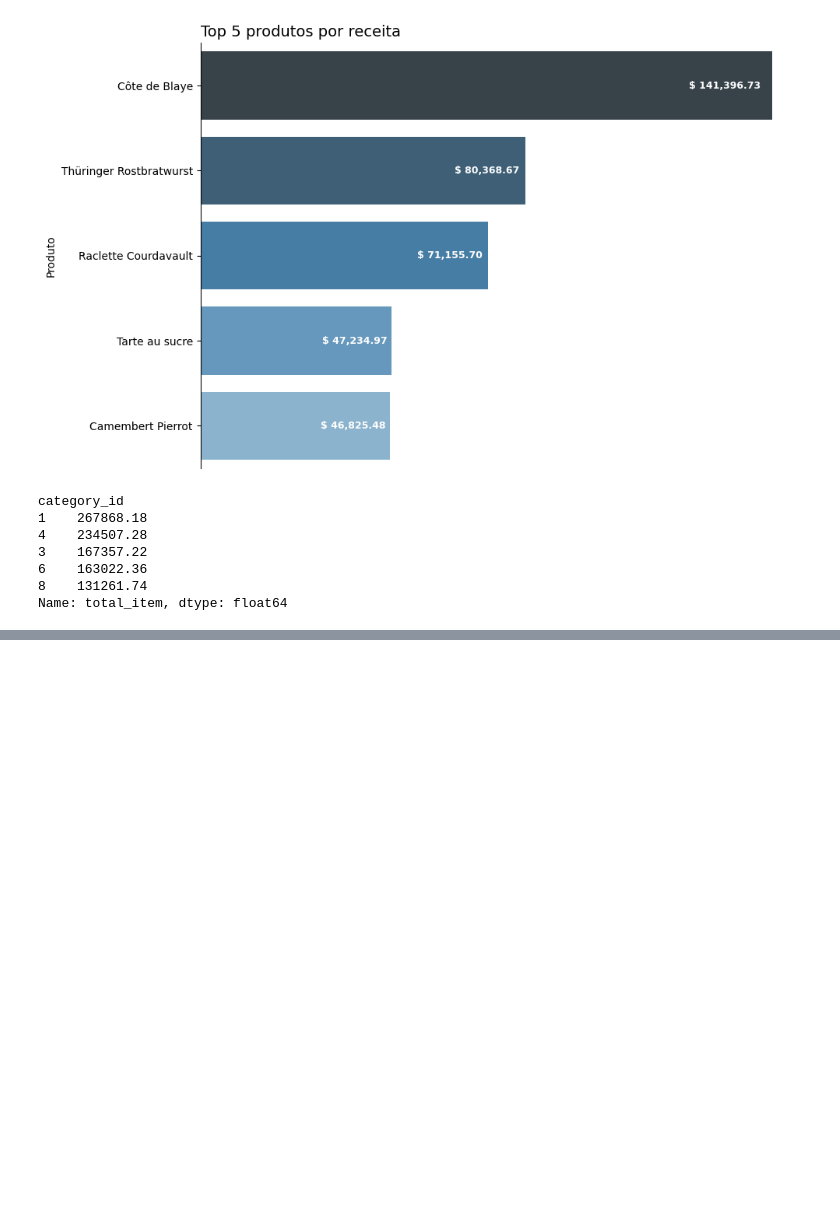
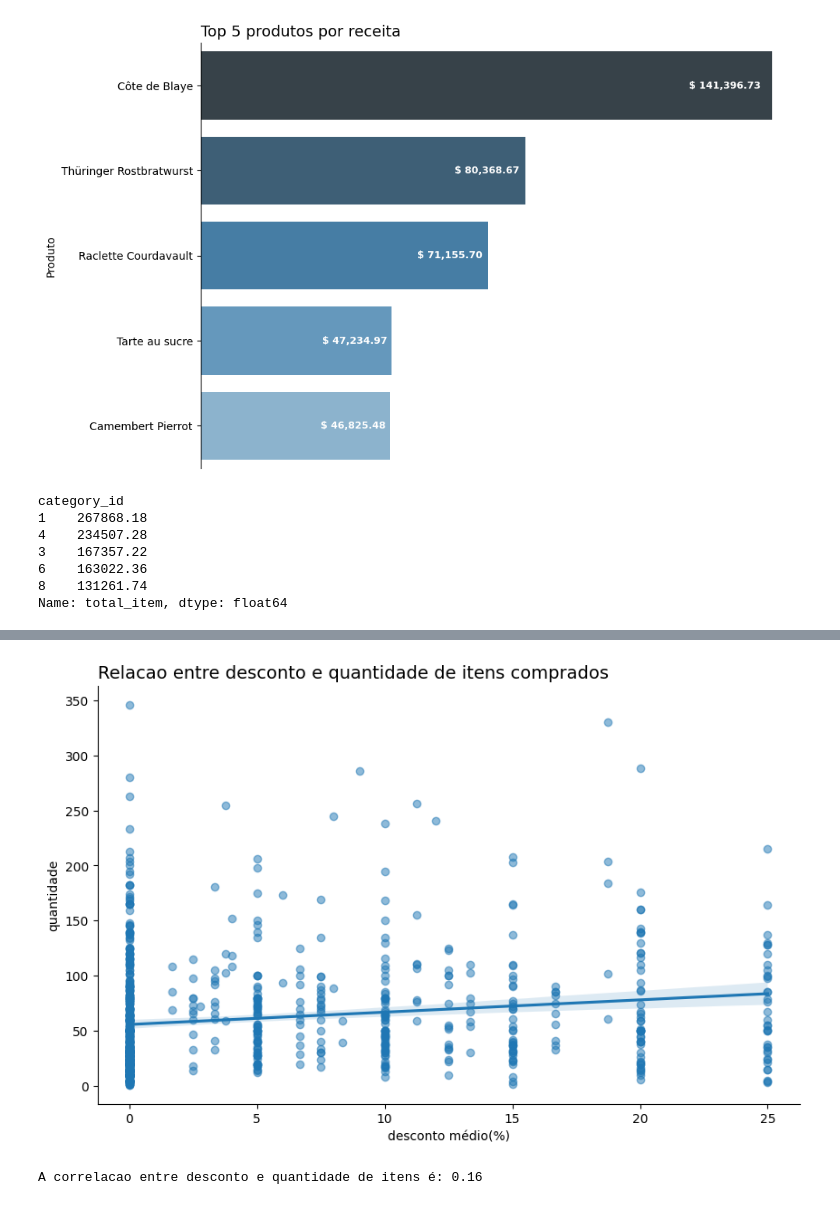
Before and after one commit to raulward/projeto-northwind, a Jupyter notebook: woorkbook.ipynb, the cells around one changed output, grey strips where cells are left out. Cells and saved outputs as stored; diff of their text form; code cells hidden in the pictures; blank space fills up the shorter version.

```diff
--- a/woorkbook.ipynb
+++ b/woorkbook.ipynb
@@ -484,0 +478,12 @@ ValueError: Image size of 40689312x513 pixels is too large. It must be less than
+# %%
+quantity_by_order_id = northwind.groupby("order_id")["quantity"].sum()
+
+quantity_by_order_id
+
+discount_by_order_id = northwind.groupby("order_id")["discount"].mean()
+
+discount_by_order_id
+
+df_quantity_per_discount = pd.DataFrame({'quantity': quantity_by_order_id.values, 'mean_discount': discount_by_order_id})
+
+df_quantity_per_discount
@@ -484,0 +505,24 @@ ValueError: Image size of 40689312x513 pixels is too large. It must be less than
+# %%
+
+
+fig, ax = plt.subplots(figsize=(10, 6))
+
+sns.regplot(
+    x=df_quantity_per_discount['mean_discount'] * 100,
+    y=df_quantity_per_discount['quantity'],
+    scatter_kws={'alpha': 0.5}
+)
+ax.spines['top'].set_visible(False)
+ax.spines['right'].set_visible(False)
+ax.set_title('Relacao entre desconto e quantidade de itens comprados', loc='left', fontsize=14)
+ax.set_ylabel('quantidade')
+ax.set_xlabel('desconto médio(%)')
+
+plt.show()
+
+corr = (np.corrcoef(df_quantity_per_discount['quantity'], df_quantity_per_discount['mean_discount'])[0][1]).round(2)
+
+print(f'A correlacao entre desconto e quantidade de itens é: {corr}')
+# %% [output]
+[figure, added]
+A correlacao entre desconto e quantidade de itens é: 0.16
```
Also changed, not shown: parts of 5 cells of this notebook.
